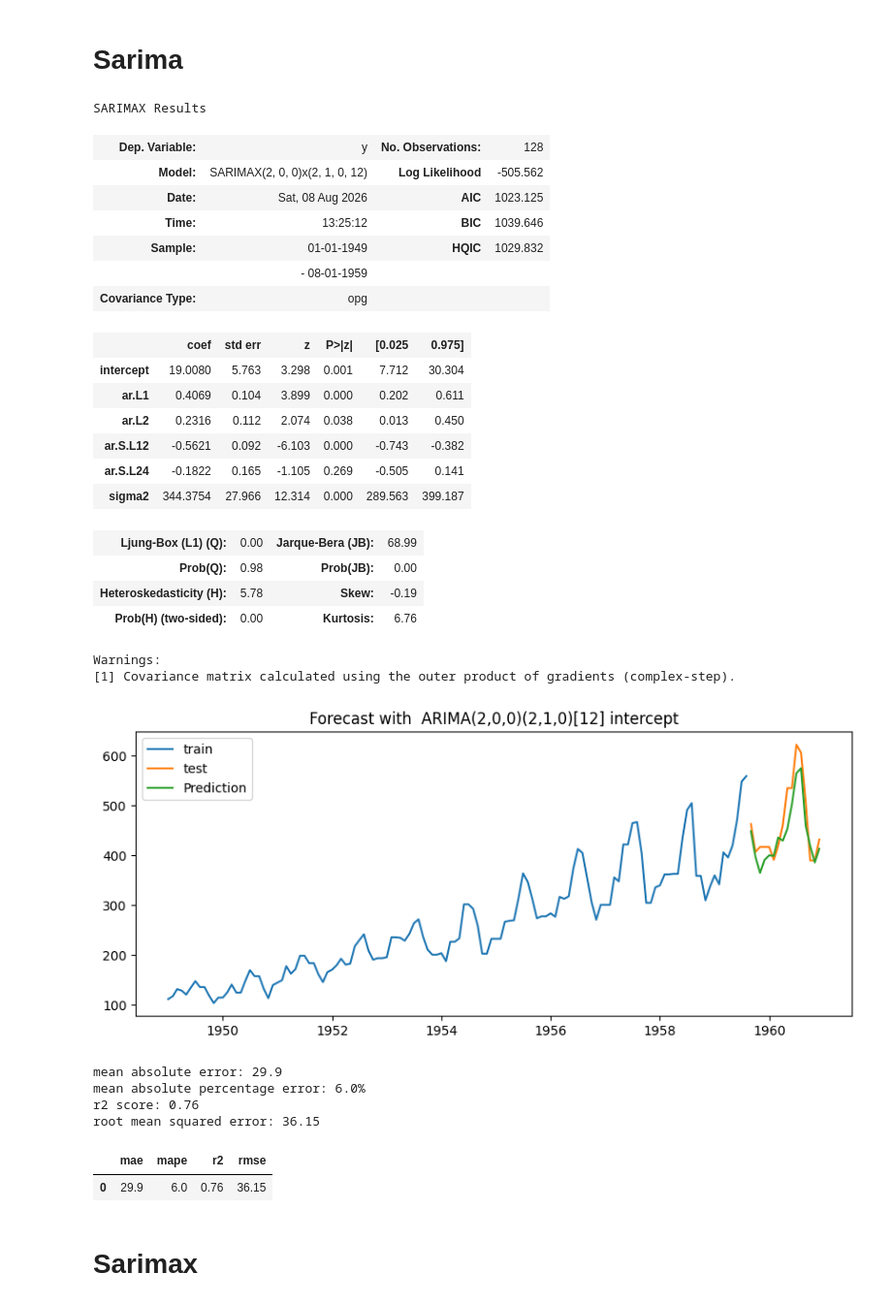
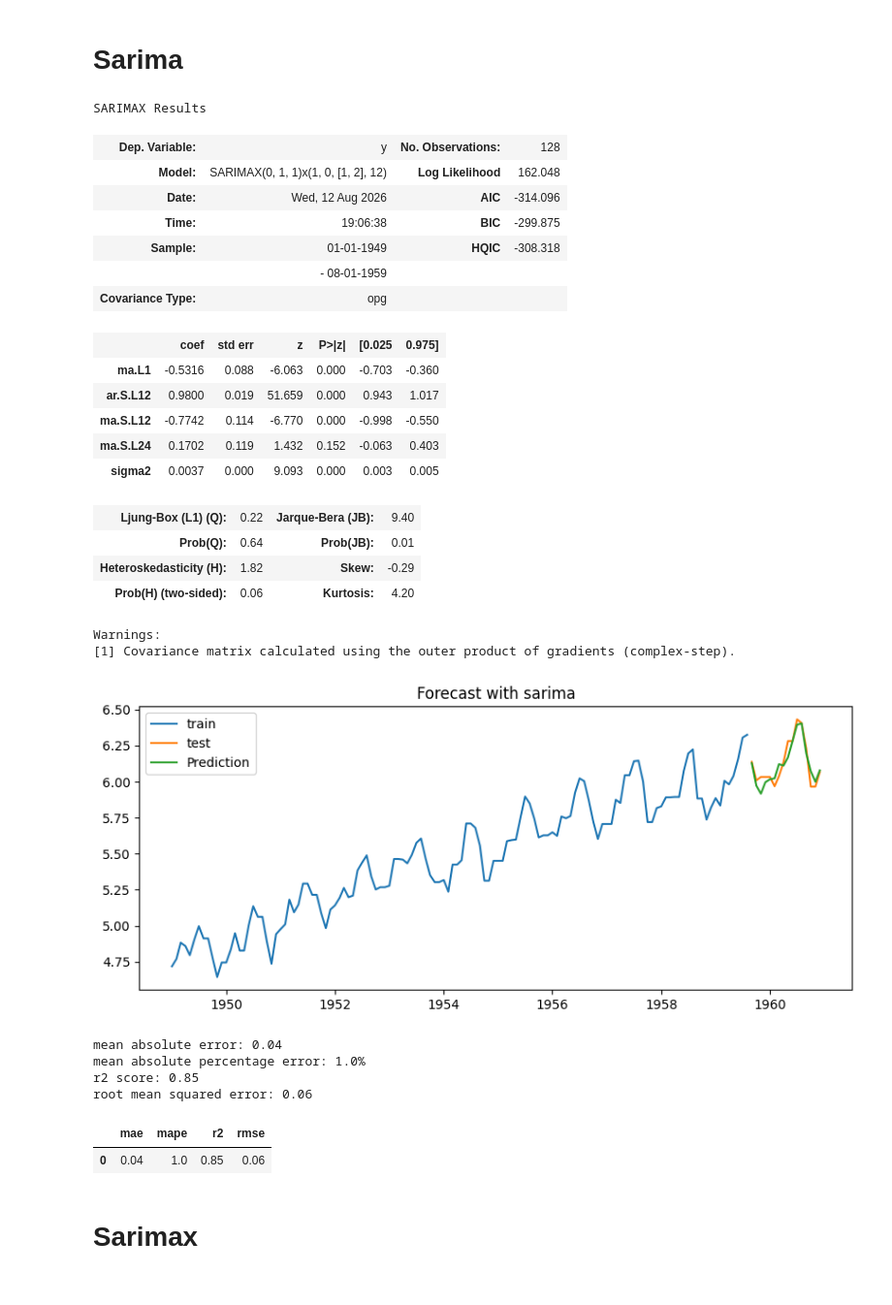
Before and after one commit to iamblack08/Air-passenger-prediction, a Jupyter notebook: sarimax.ipynb, the cells around one changed output. Shown at 97% size. Cells and saved outputs as stored; diff of their text form; code cells hidden in the pictures.

```diff
--- a/sarimax.ipynb
+++ b/sarimax.ipynb
@@ -51,2 +48,2 @@ df.shape
 # %%
-df.head()
+df= np.log(df)
@@ -140,37 +140,36 @@ sarima.summary()
 # %% [output]
 SARIMAX Results
 | Dep. Variable: | y | No. Observations: | 128 |
-| Model: | SARIMAX(2, 0, 0)x(2, 1, 0, 12) | Log Likelihood | -505.562 |
-| Date: | Sat, 08 Aug 2026 | AIC | 1023.125 |
-| Time: | 13:25:12 | BIC | 1039.646 |
-| Sample: | 01-01-1949 | HQIC | 1029.832 |
+| Model: | SARIMAX(0, 1, 1)x(1, 0, [1, 2], 12) | Log Likelihood | 162.048 |
+| Date: | Wed, 12 Aug 2026 | AIC | -314.096 |
+| Time: | 19:06:38 | BIC | -299.875 |
+| Sample: | 01-01-1949 | HQIC | -308.318 |
 |  | - 08-01-1959 |  |  |
 | Covariance Type: | opg |  |  |
 |  | coef | std err | z | P>|z| | [0.025 | 0.975] |
-| intercept | 19.0080 | 5.763 | 3.298 | 0.001 | 7.712 | 30.304 |
-| ar.L1 | 0.4069 | 0.104 | 3.899 | 0.000 | 0.202 | 0.611 |
-| ar.L2 | 0.2316 | 0.112 | 2.074 | 0.038 | 0.013 | 0.450 |
-| ar.S.L12 | -0.5621 | 0.092 | -6.103 | 0.000 | -0.743 | -0.382 |
-| ar.S.L24 | -0.1822 | 0.165 | -1.105 | 0.269 | -0.505 | 0.141 |
-| sigma2 | 344.3754 | 27.966 | 12.314 | 0.000 | 289.563 | 399.187 |
+| ma.L1 | -0.5316 | 0.088 | -6.063 | 0.000 | -0.703 | -0.360 |
+| ar.S.L12 | 0.9800 | 0.019 | 51.659 | 0.000 | 0.943 | 1.017 |
+| ma.S.L12 | -0.7742 | 0.114 | -6.770 | 0.000 | -0.998 | -0.550 |
+| ma.S.L24 | 0.1702 | 0.119 | 1.432 | 0.152 | -0.063 | 0.403 |
+| sigma2 | 0.0037 | 0.000 | 9.093 | 0.000 | 0.003 | 0.005 |
-| Ljung-Box (L1) (Q): | 0.00 | Jarque-Bera (JB): | 68.99 |
-| Prob(Q): | 0.98 | Prob(JB): | 0.00 |
-| Heteroskedasticity (H): | 5.78 | Skew: | -0.19 |
-| Prob(H) (two-sided): | 0.00 | Kurtosis: | 6.76 |
+| Ljung-Box (L1) (Q): | 0.22 | Jarque-Bera (JB): | 9.40 |
+| Prob(Q): | 0.64 | Prob(JB): | 0.01 |
+| Heteroskedasticity (H): | 1.82 | Skew: | -0.29 |
+| Prob(H) (two-sided): | 0.06 | Kurtosis: | 4.20 |
 Warnings:
 [1] Covariance matrix calculated using the outer product of gradients (complex-step).
 # %%
 sarima_pred= sarima.predict(len(test))
 # %%
-model_evaluator(train['#Passengers'].ffill(), test['#Passengers'].ffill(),sarima_pred, sarima)
+model_evaluator(train['#Passengers'].ffill(), test['#Passengers'].ffill(),sarima_pred, 'sarima')
 # %% [output]
-[figure, old version]
+[figure, new version]
-mean absolute error: 29.9
-mean absolute percentage error: 6.0%
-r2 score: 0.76
-root mean squared error: 36.15
+mean absolute error: 0.04
+mean absolute percentage error: 1.0%
+r2 score: 0.85
+root mean squared error: 0.06
 |  | mae | mape | r2 | rmse |
-| 0 | 29.9 | 6.0 | 0.76 | 36.15 |
+| 0 | 0.04 | 1.0 | 0.85 | 0.06 |
 # %% [markdown]
 # Sarimax
 # %%
```
Also changed, not shown: parts of 24 cells of this notebook, 6 other files.
